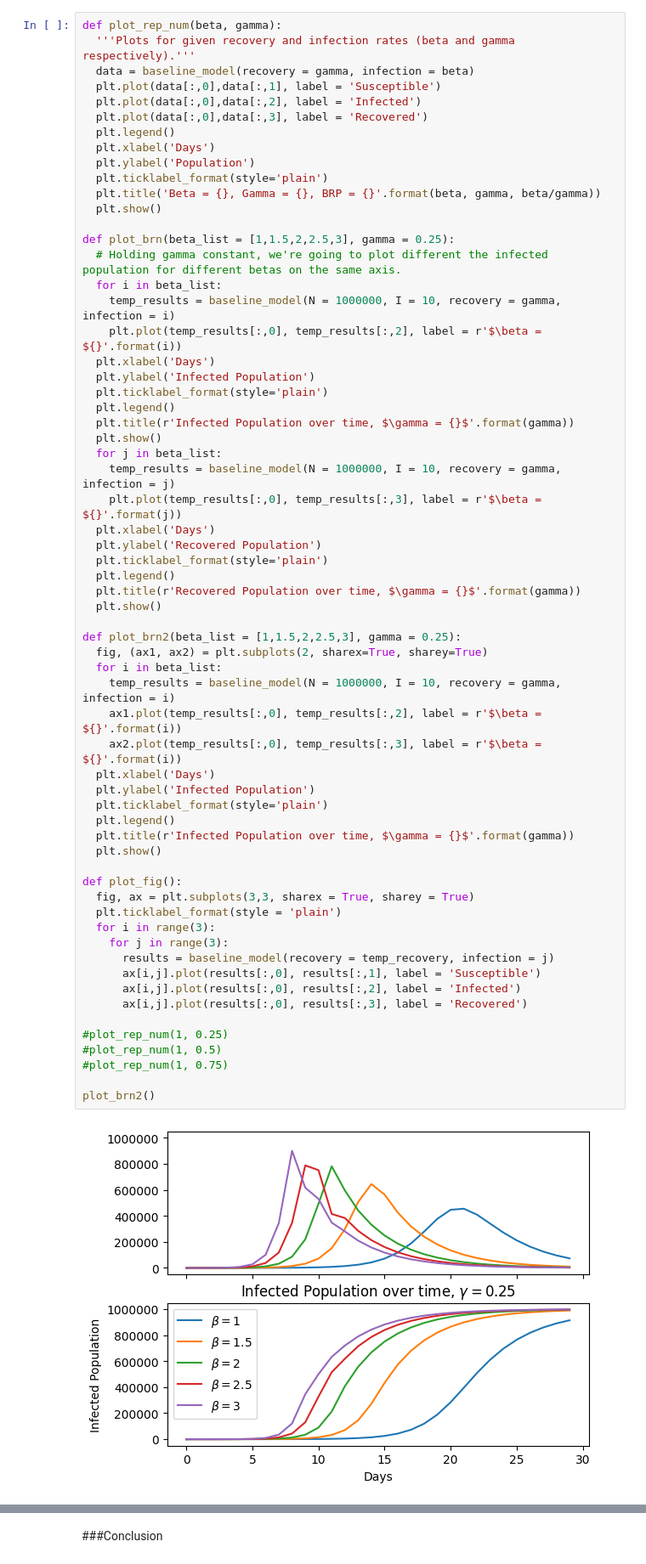
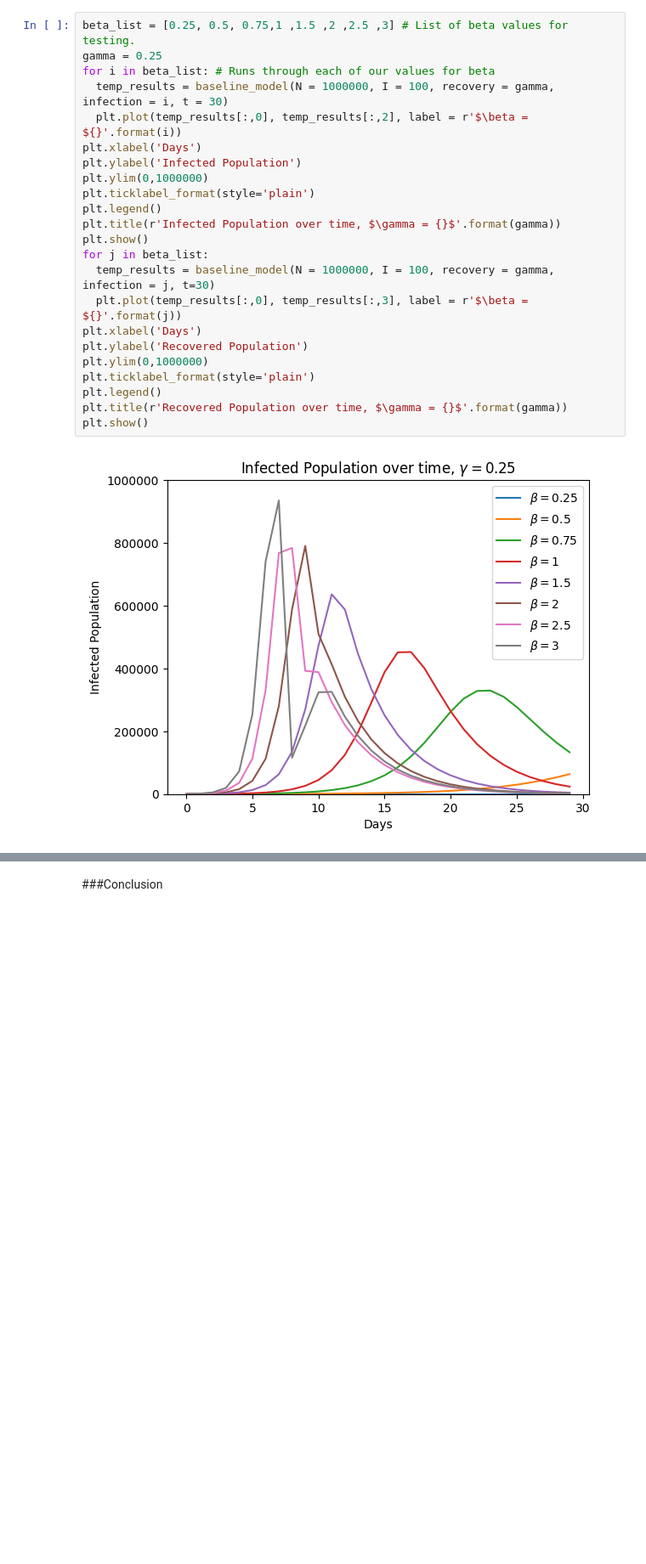
Before and after one commit to talanthier/Math-152, a Jupyter notebook: EpidemiologyG3.ipynb, the cells around one changed output, grey strips where cells are left out. Shown: that part at 85% size. Cells and saved outputs as stored; diff of their text form; blank space fills up the shorter version.

```diff
--- a/EpidemiologyG3.ipynb
+++ b/EpidemiologyG3.ipynb
@@ -58,65 +82,25 @@ In order to keep our model consistent, we're going to set the total population t
 # %%
-def plot_rep_num(beta, gamma):
-  '''Plots for given recovery and infection rates (beta and gamma respectively).'''
-  data = baseline_model(recovery = gamma, infection = beta)
-  plt.plot(data[:,0],data[:,1], label = 'Susceptible')
-  plt.plot(data[:,0],data[:,2], label = 'Infected')
-  plt.plot(data[:,0],data[:,3], label = 'Recovered')
-  plt.legend()
-  plt.xlabel('Days')
-  plt.ylabel('Population')
-  plt.ticklabel_format(style='plain')
-  plt.title('Beta = {}, Gamma = {}, BRP = {}'.format(beta, gamma, beta/gamma))
-  plt.show()
-
-def plot_brn(beta_list = [1,1.5,2,2.5,3], gamma = 0.25):
-  # Holding gamma constant, we're going to plot different the infected population for different betas on the same axis.
-  for i in beta_list:
-    temp_results = baseline_model(N = 1000000, I = 10, recovery = gamma, infection = i)
-    plt.plot(temp_results[:,0], temp_results[:,2], label = r'$\beta = ${}'.format(i))
-  plt.xlabel('Days')
-  plt.ylabel('Infected Population')
-  plt.ticklabel_format(style='plain')
-  plt.legend()
-  plt.title(r'Infected Population over time, $\gamma = {}$'.format(gamma))
-  plt.show()
-  for j in beta_list:
-    temp_results = baseline_model(N = 1000000, I = 10, recovery = gamma, infection = j)
-    plt.plot(temp_results[:,0], temp_results[:,3], label = r'$\beta = ${}'.format(j))
-  plt.xlabel('Days')
-  plt.ylabel('Recovered Population')
-  plt.ticklabel_format(style='plain')
-  plt.legend()
-  plt.title(r'Recovered Population over time, $\gamma = {}$'.format(gamma))
-  plt.show()
-
-def plot_brn2(beta_list = [1,1.5,2,2.5,3], gamma = 0.25):
-  fig, (ax1, ax2) = plt.subplots(2, sharex=True, sharey=True)
-  for i in beta_list:
-    temp_results = baseline_model(N = 1000000, I = 10, recovery = gamma, infection = i)
-    ax1.plot(temp_results[:,0], temp_results[:,2], label = r'$\beta = ${}'.format(i))
-    ax2.plot(temp_results[:,0], temp_results[:,3], label = r'$\beta = ${}'.format(i))
-  plt.xlabel('Days')
-  plt.ylabel('Infected Population')
-  plt.ticklabel_format(style='plain')
-  plt.legend()
-  plt.title(r'Infected Population over time, $\gamma = {}$'.format(gamma))
-  plt.show()
-
-def plot_fig():
-  fig, ax = plt.subplots(3,3, sharex = True, sharey = True)
-  plt.ticklabel_format(style = 'plain')
-  for i in range(3):
-    for j in range(3):
-      results = baseline_model(recovery = temp_recovery, infection = j)
-      ax[i,j].plot(results[:,0], results[:,1], label = 'Susceptible')
-      ax[i,j].plot(results[:,0], results[:,2], label = 'Infected')
-      ax[i,j].plot(results[:,0], results[:,3], label = 'Recovered')
-
-#plot_rep_num(1, 0.25)
-#plot_rep_num(1, 0.5)
-#plot_rep_num(1, 0.75)
-
-plot_brn2()
+beta_list = [0.25, 0.5, 0.75,1 ,1.5 ,2 ,2.5 ,3] # List of beta values for testing.
+gamma = 0.25
+for i in beta_list: # Runs through each of our values for beta
+  temp_results = baseline_model(N = 1000000, I = 100, recovery = gamma, infection = i, t = 30)
+  plt.plot(temp_results[:,0], temp_results[:,2], label = r'$\beta = ${}'.format(i))
+plt.xlabel('Days')
+plt.ylabel('Infected Population')
+plt.ylim(0,1000000)
+plt.ticklabel_format(style='plain')
+plt.legend()
+plt.title(r'Infected Population over time, $\gamma = {}$'.format(gamma))
+plt.show()
+for j in beta_list:
+  temp_results = baseline_model(N = 1000000, I = 100, recovery = gamma, infection = j, t=30)
+  plt.plot(temp_results[:,0], temp_results[:,3], label = r'$\beta = ${}'.format(j))
+plt.xlabel('Days')
+plt.ylabel('Recovered Population')
+plt.ylim(0,1000000)
+plt.ticklabel_format(style='plain')
+plt.legend()
+plt.title(r'Recovered Population over time, $\gamma = {}$'.format(gamma))
+plt.show()
 # %% [output]
-[figure, old version]
+[figure, new version]
```
Also changed, not shown: parts of 37 cells of this notebook.
